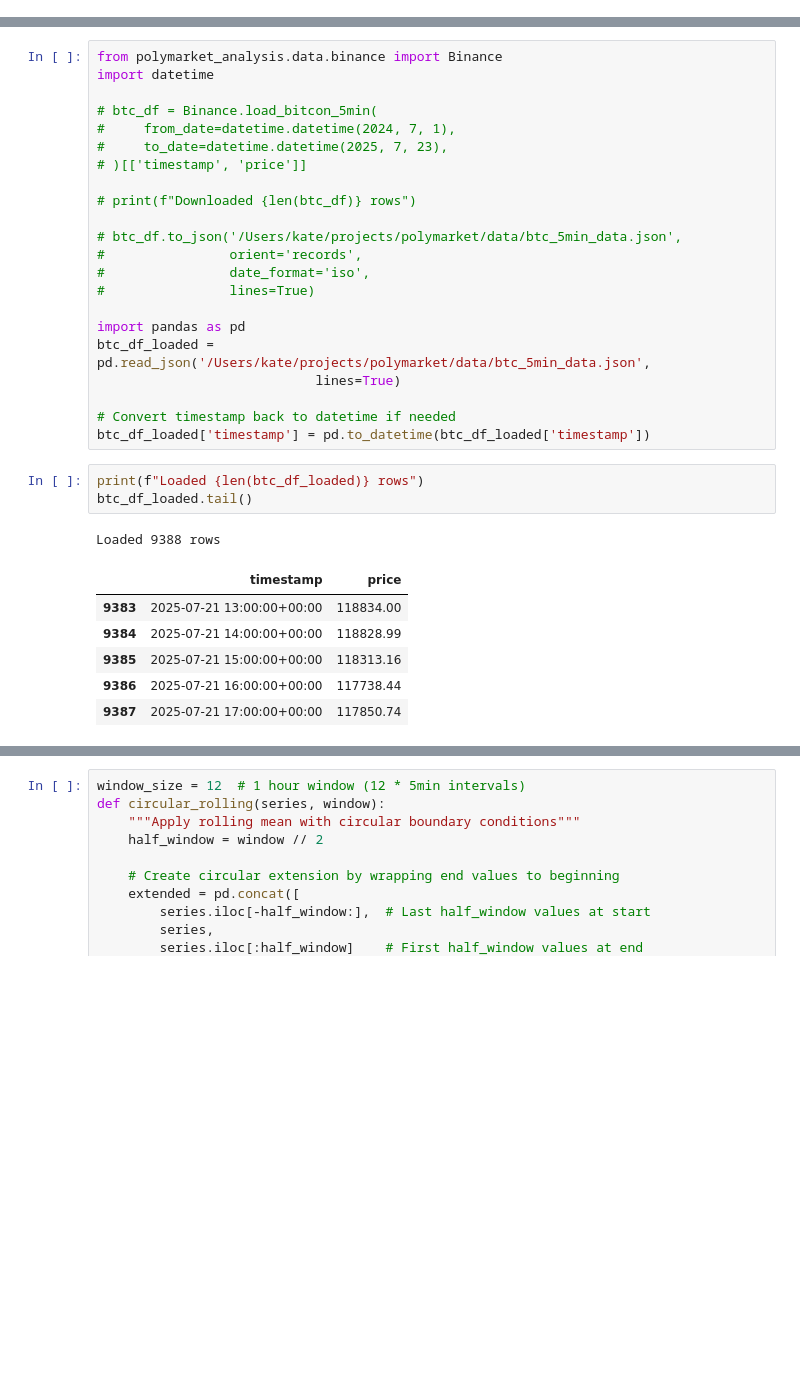
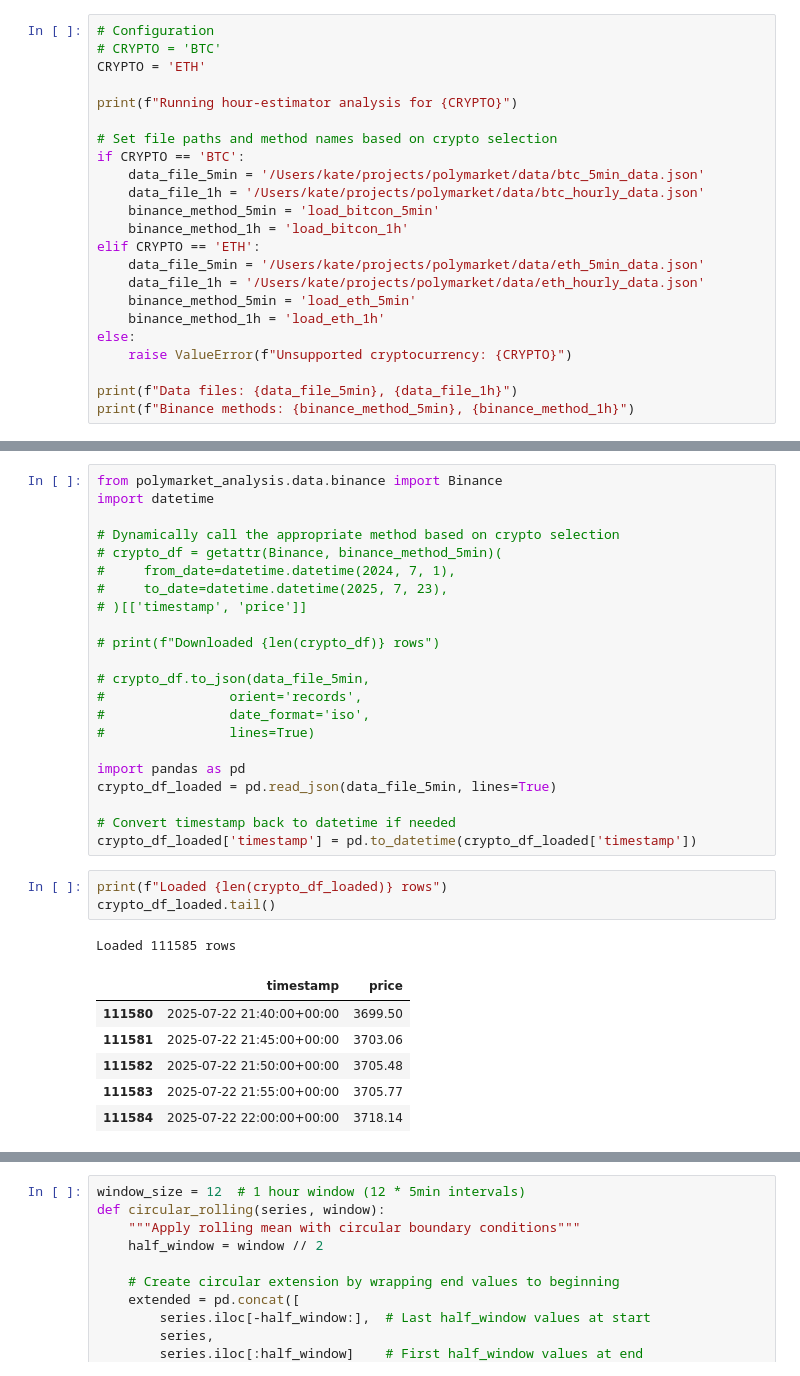
Before and after one commit to vobornij/polymarket, a Jupyter notebook: notebooks/hour-estimator.ipynb, the cells around one changed output, grey strips where cells are left out. Cells and saved outputs as stored; diff of their text form; blank space fills up the shorter version.

```diff
--- a/notebooks/hour-estimator.ipynb
+++ b/notebooks/hour-estimator.ipynb
@@ -0,0 +1,23 @@
+# %%
+# Configuration
+# CRYPTO = 'BTC'
+CRYPTO = 'ETH'
+
+print(f"Running hour-estimator analysis for {CRYPTO}")
+
+# Set file paths and method names based on crypto selection
+if CRYPTO == 'BTC':
+    data_file_5min = '/Users/kate/projects/polymarket/data/btc_5min_data.json'
+    data_file_1h = '/Users/kate/projects/polymarket/data/btc_hourly_data.json'
+    binance_method_5min = 'load_bitcon_5min'
+    binance_method_1h = 'load_bitcon_1h'
+elif CRYPTO == 'ETH':
+    data_file_5min = '/Users/kate/projects/polymarket/data/eth_5min_data.json'
+    data_file_1h = '/Users/kate/projects/polymarket/data/eth_hourly_data.json'
+    binance_method_5min = 'load_eth_5min'
+    binance_method_1h = 'load_eth_1h'
+else:
+    raise ValueError(f"Unsupported cryptocurrency: {CRYPTO}")
+
+print(f"Data files: {data_file_5min}, {data_file_1h}")
+print(f"Binance methods: {binance_method_5min}, {binance_method_1h}")
@@ -22,35 +87,35 @@ btc_df_loaded['timestamp'] = pd.to_datetime(btc_df_loaded['timestamp'])
 from polymarket_analysis.data.binance import Binance
 import datetime
 
-# btc_df = Binance.load_bitcon_5min(
+# Dynamically call the appropriate method based on crypto selection
+# crypto_df = getattr(Binance, binance_method_5min)(
 #     from_date=datetime.datetime(2024, 7, 1),
 #     to_date=datetime.datetime(2025, 7, 23),
 # )[['timestamp', 'price']]
 
-# print(f"Downloaded {len(btc_df)} rows")
+# print(f"Downloaded {len(crypto_df)} rows")
 
-# btc_df.to_json('/Users/kate/projects/polymarket/data/btc_5min_data.json',
+# crypto_df.to_json(data_file_5min,
 #                orient='records',
 #                date_format='iso',
 #                lines=True)
 
 import pandas as pd
-btc_df_loaded = pd.read_json('/Users/kate/projects/polymarket/data/btc_5min_data.json',
-                            lines=True)
+crypto_df_loaded = pd.read_json(data_file_5min, lines=True)
 
 # Convert timestamp back to datetime if needed
-btc_df_loaded['timestamp'] = pd.to_datetime(btc_df_loaded['timestamp'])
+crypto_df_loaded['timestamp'] = pd.to_datetime(crypto_df_loaded['timestamp'])
 # %%
-print(f"Loaded {len(btc_df_loaded)} rows")
-btc_df_loaded.tail()
+print(f"Loaded {len(crypto_df_loaded)} rows")
+crypto_df_loaded.tail()
 # %% [output]
-Loaded 9388 rows
+Loaded 111585 rows
 |  | timestamp | price |
-| 9383 | 2025-07-21 13:00:00+00:00 | 118834.00 |
-| 9384 | 2025-07-21 14:00:00+00:00 | 118828.99 |
-| 9385 | 2025-07-21 15:00:00+00:00 | 118313.16 |
-| 9386 | 2025-07-21 16:00:00+00:00 | 117738.44 |
-| 9387 | 2025-07-21 17:00:00+00:00 | 117850.74 |
+| 111580 | 2025-07-22 21:40:00+00:00 | 3699.50 |
+| 111581 | 2025-07-22 21:45:00+00:00 | 3703.06 |
+| 111582 | 2025-07-22 21:50:00+00:00 | 3705.48 |
+| 111583 | 2025-07-22 21:55:00+00:00 | 3705.77 |
+| 111584 | 2025-07-22 22:00:00+00:00 | 3718.14 |
 # %%
 import numpy as np
 
```
Also changed, not shown: parts of 21 cells of this notebook.
